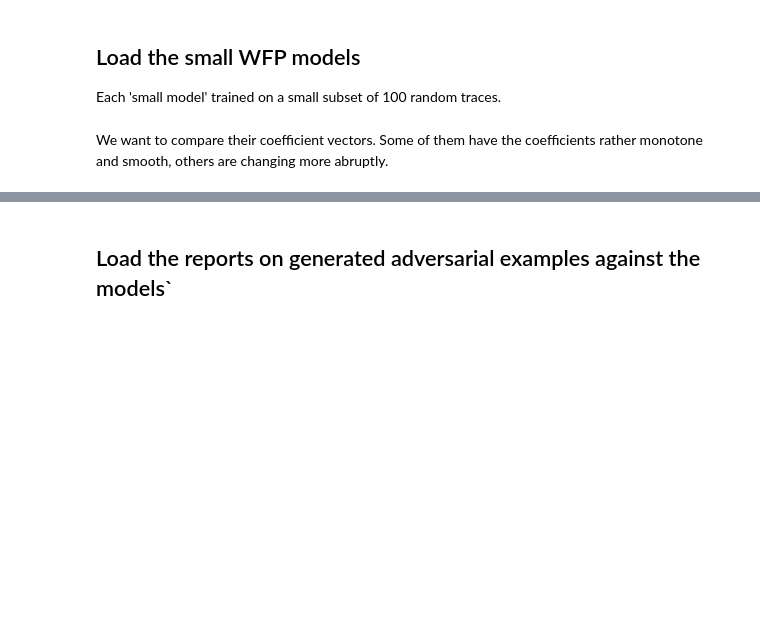
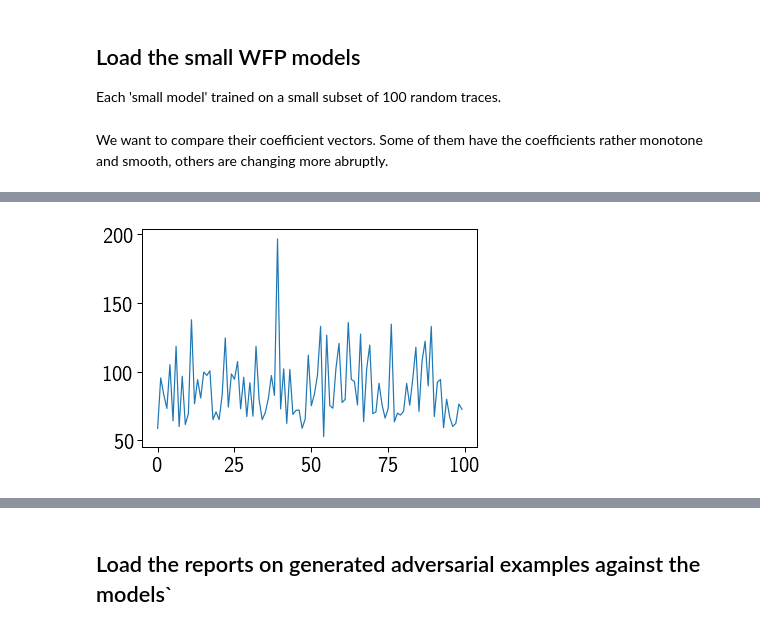
Before and after one commit to spring-epfl/trickster, a Jupyter notebook: notebooks/wfp_small_models_experiment.ipynb, the cells around one changed output, grey strips where cells are left out. Drawn from its saved outputs; the diff is of its cells as text; code cells hidden in the pictures; blank space fills up the shorter version.

```diff
--- a/notebooks/wfp_small_models_experiment.ipynb
+++ b/notebooks/wfp_small_models_experiment.ipynb
@@ -43,0 +64,7 @@ sns.heatmap(coefs, ax=ax)
+# %%
+sharpness = np.array([-np.log10(np.ediff1d(coef).std()) for coef in coefs_norm])
+# sharpness = np.array([np.ediff1d(coef).std() for coef in coefs_norm])
+plt.plot(10 ** sharpness)
+plt.show()
+# %% [output]
+[figure, added]
```
Also changed, not shown: parts of 24 cells of this notebook.
